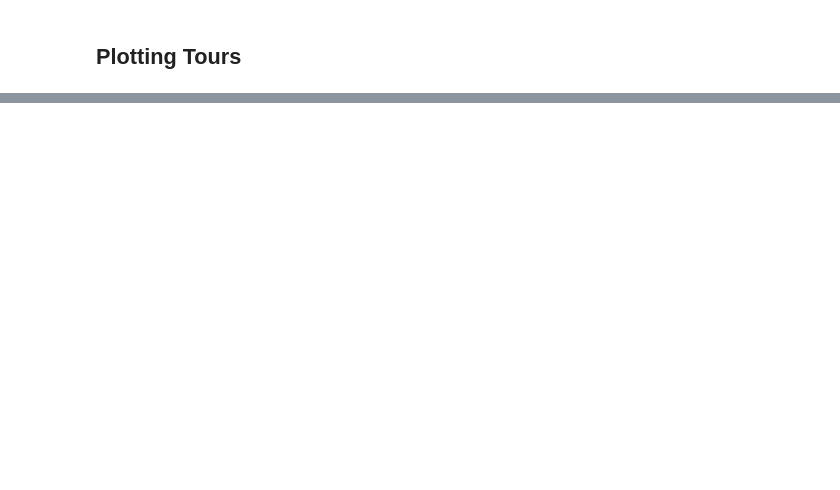
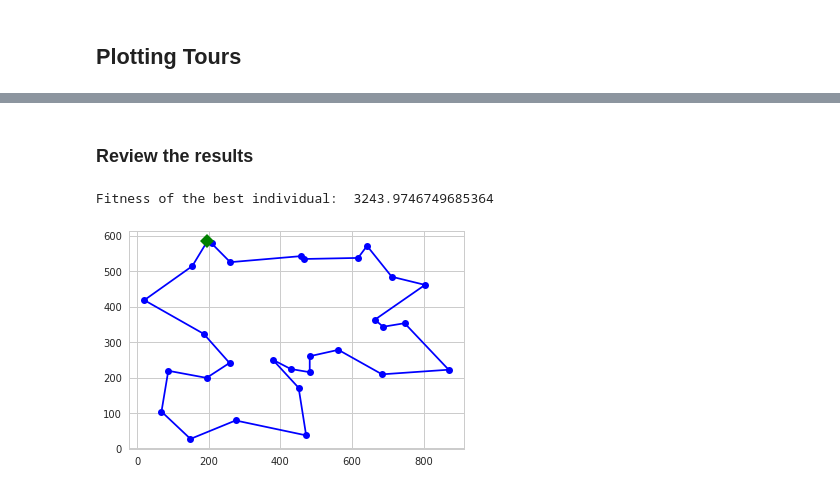
Before and after one commit to andersy005/artificial-intelligence, a Jupyter notebook: projects/TSP/TSP.ipynb, the cells around one changed output, grey strips where cells are left out. Saved outputs shown, nothing was run; the diff lists cells and outputs as text; code cells hidden in the pictures; blank space fills up the shorter version.

Commit message:
Add Update TSP with Genetic Algorithm

```diff
--- a/projects/TSP/TSP.ipynb
+++ b/projects/TSP/TSP.ipynb
@@ -229,0 +209,2 @@ plot_tsp(alltours_tsp, Cities(10))
+# %%
+pop = toolbox.population(n=100)
@@ -229,0 +213,8 @@ plot_tsp(alltours_tsp, Cities(10))
+# %%
+fit_stats = tools.Statistics(key=operator.attrgetter("fitness.values"))
+fit_stats.register('mean', np.mean)
+fit_stats.register('min', np.min)
+# %%
+%%time
+result, log = algorithms.eaSimple(pop, toolbox, cxpb=0.8, mutpb=0.2,
+                                  ngen=500, verbose=False, stats=fit_stats)
@@ -229,0 +224,11 @@ plot_tsp(alltours_tsp, Cities(10))
+# %% [markdown]
+### Review the results
+# %%
+best_individual = tools.selBest(result, k=1)[0]
+print('Fitness of the best individual: ', evaluation(best_individual)[0])
+# %% [output]
+Fitness of the best individual:  3243.9746749685364
+# %%
+plot_tour(create_tour(best_individual))
+# %% [output]
+[figure, added]
```
Also changed, not shown: parts of 64 cells of this notebook.
